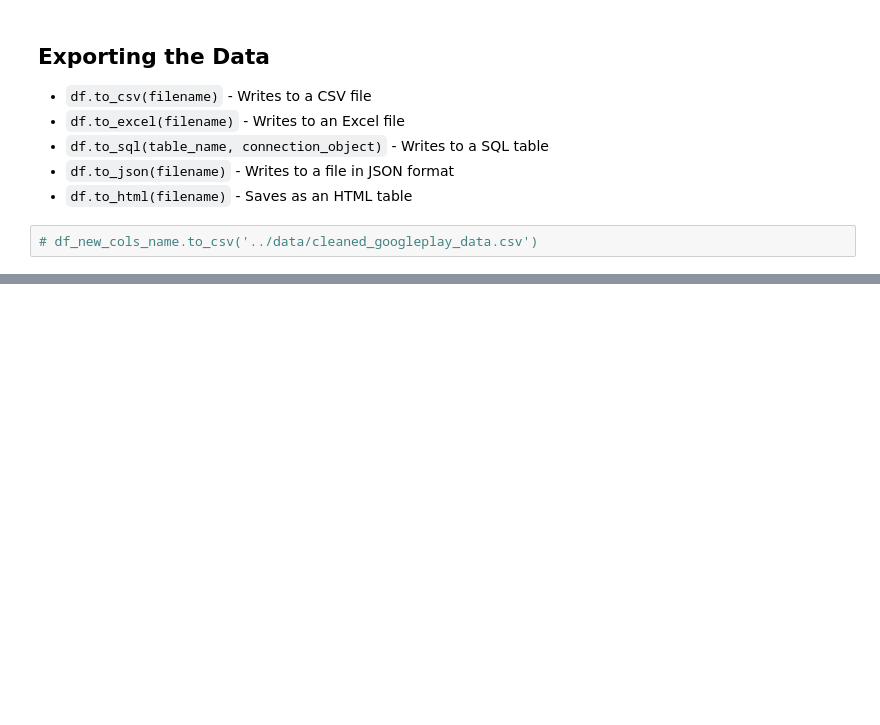
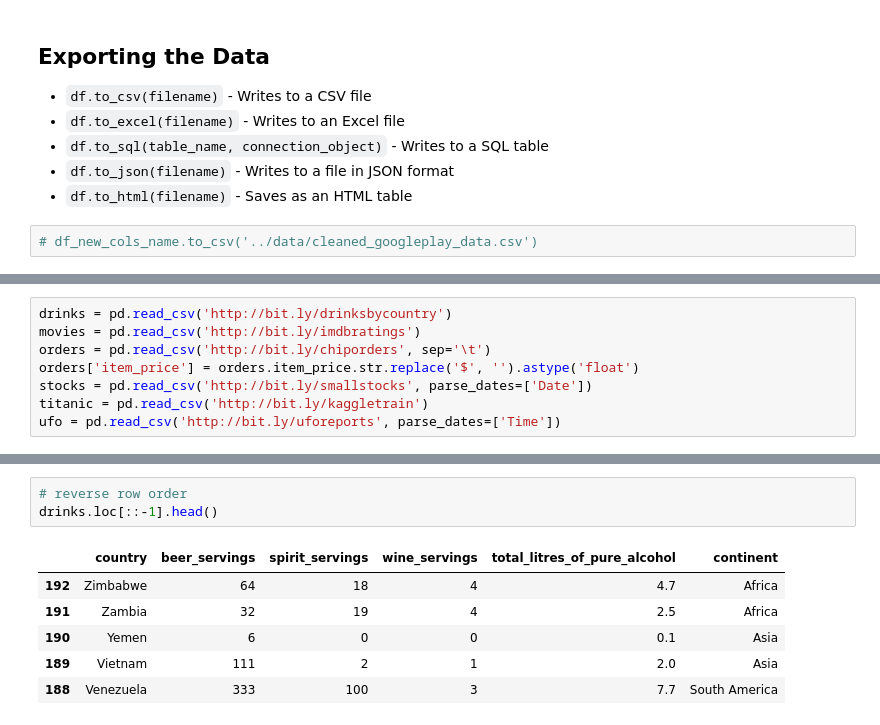
Before and after one commit to Tamoghna-Saha/python_tutorials_notebook, a Jupyter notebook: data_science/Pandas.ipynb, the cells around one changed output, grey strips where cells are left out. Cells and saved outputs as stored; diff of their text form; blank space fills up the shorter version.

```diff
--- a/data_science/Pandas.ipynb
+++ b/data_science/Pandas.ipynb
@@ -596,0 +611,8 @@ df_bar.plot.scatter(x='Rating', y='Reviews')
+# %%
+drinks = pd.read_csv('http://bit.ly/drinksbycountry')
+movies = pd.read_csv('http://bit.ly/imdbratings')
+orders = pd.read_csv('http://bit.ly/chiporders', sep='\t')
+orders['item_price'] = orders.item_price.str.replace('$', '').astype('float')
+stocks = pd.read_csv('http://bit.ly/smallstocks', parse_dates=['Date'])
+titanic = pd.read_csv('http://bit.ly/kaggletrain')
+ufo = pd.read_csv('http://bit.ly/uforeports', parse_dates=['Time'])
@@ -596,0 +665,10 @@ df_bar.plot.scatter(x='Rating', y='Reviews')
+# %%
+# reverse row order
+drinks.loc[::-1].head()
+# %% [output]
+|  | country | beer_servings | spirit_servings | wine_servings | total_litres_of_pure_alcohol | continent |
+| 192 | Zimbabwe | 64 | 18 | 4 | 4.7 | Africa |
+| 191 | Zambia | 32 | 19 | 4 | 2.5 | Africa |
+| 190 | Yemen | 6 | 0 | 0 | 0.1 | Asia |
+| 189 | Vietnam | 111 | 2 | 1 | 2.0 | Asia |
+| 188 | Venezuela | 333 | 100 | 3 | 7.7 | South America |
```
Also changed, not shown: parts of 43 cells of this notebook.
